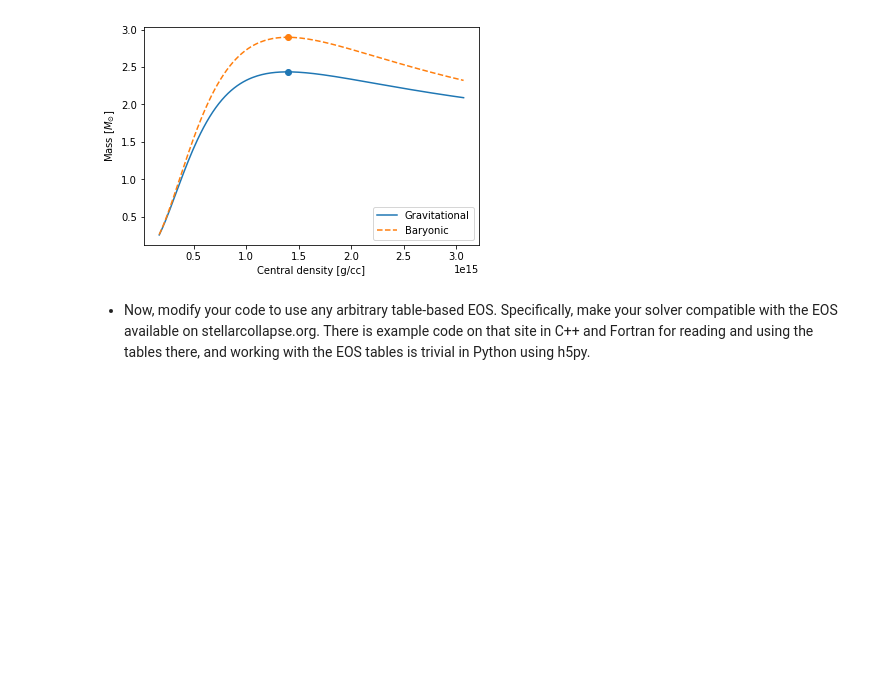
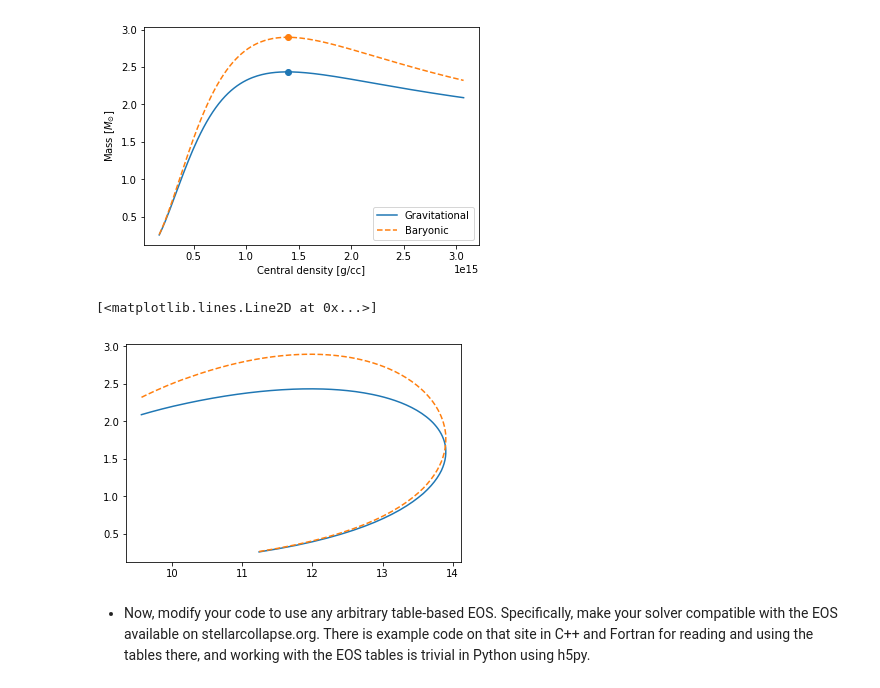
Before and after one commit to halvarsu/PHY905-Numerical-Relativity, a Jupyter notebook: project1/Testing_2D_interp.ipynb, the cells around one changed output. Drawn from its saved outputs; the diff is of its cells as text; code cells hidden in the pictures; blank space fills up the shorter version.

```diff
--- a/project1/TOV_solver.ipynb
+++ b/project1/Testing_2D_interp.ipynb
@@ -172,6 +134,12 @@ Maximum values for K = 30000, \gamma = 2.75:
      rho_c = 1.395e+15 g/cc
 Text(0.5,0,'Central density [g/cc]')
 [figure]
+# %%
+plt.plot(r_km, grav_mass* K**(n/2), '-', label = 'Gravitational')
+plt.plot(r_km, mass* K**(n/2), '--', label = 'Baryonic')
+# %% [output]
+[<matplotlib.lines.Line2D at 0x...>]
+[figure, added]
 # %% [markdown]
 
   - Now, modify your code to use any arbitrary table-based EOS. Specifically, make your solver compatible with the EOS available on stellarcollapse.org. There is example code on that site in C++ and Fortran for reading and using the tables there, and working with the EOS tables is trivial in Python using h5py.
```
Also changed, not shown: parts of 18 cells of this notebook, 1 other file.
